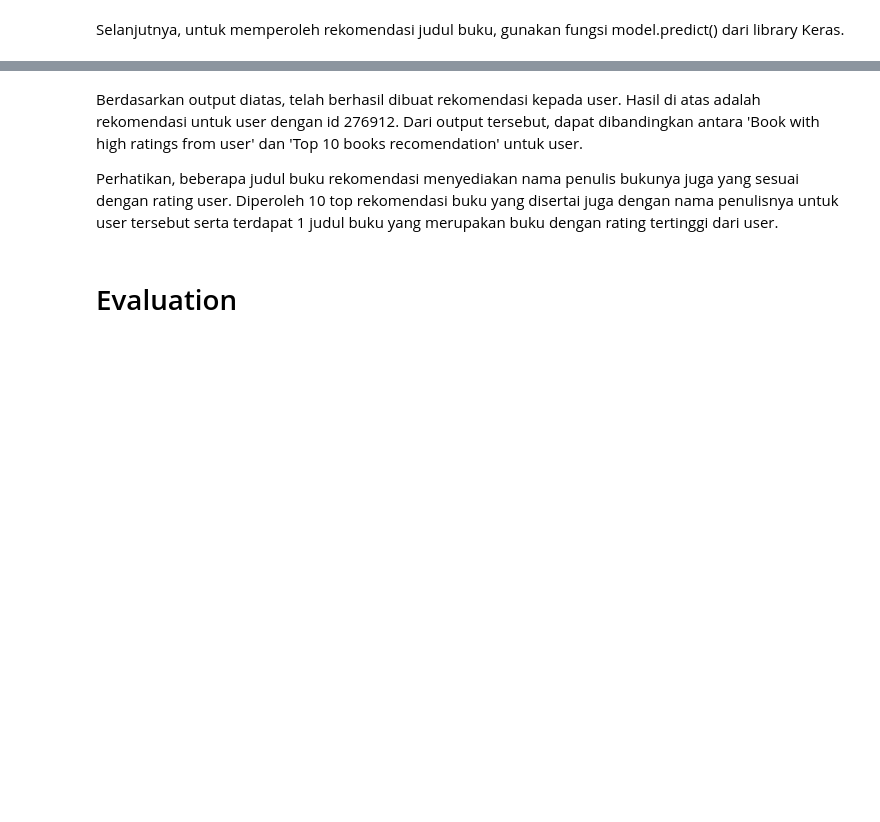
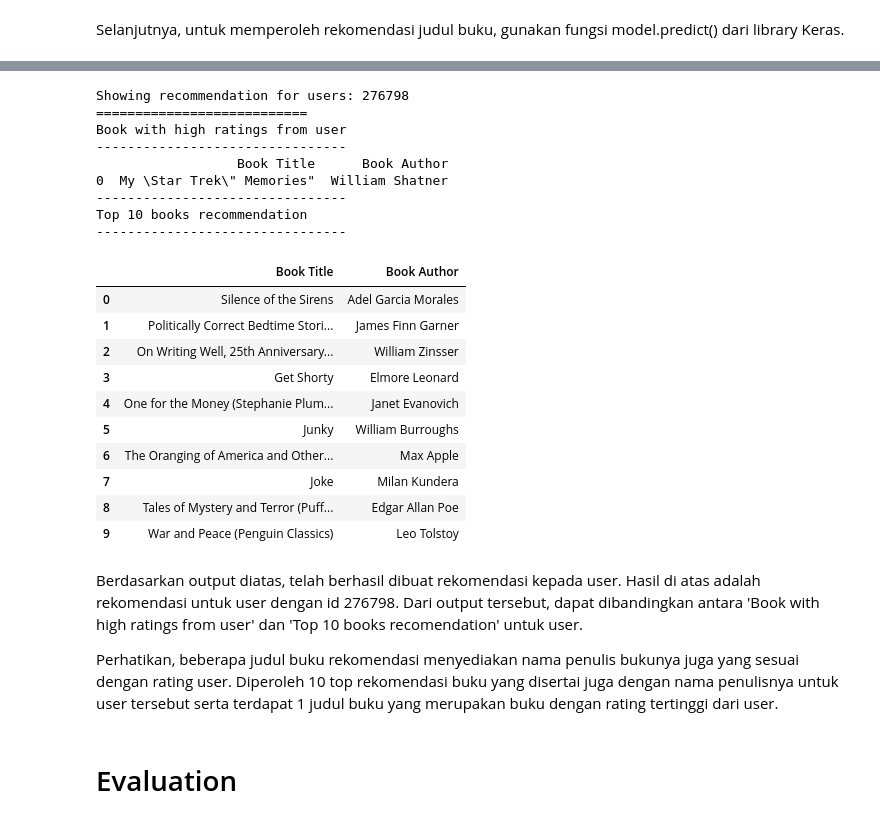
Before and after one commit to Juwono136/book-recommendation-system-using-content-based-filtering-and-collaborative-filtering, a Jupyter notebook: notebook.ipynb, the cells around one changed output, grey strips where cells are left out. Saved outputs shown, nothing was run; the diff lists cells and outputs as text; code cells hidden in the pictures; blank space fills up the shorter version.

```diff
--- a/notebook.ipynb
+++ b/notebook.ipynb
@@ -1040,5 +979,71 @@ War and Peace (Penguin Classics) : Leo Tolstoy
+# %%
+ratings_model = model.predict(user_book_array).flatten()
+
+top_ratings_indices = ratings_model.argsort()[-10:][::-1]
+
+recommended_book_ids = [
+    isbn_encoded_to_isbn.get(book_not_readed[x][0]) for x in top_ratings_indices
+]
+
+top_book_user = (
+    book_readed_by_user.sort_values(
+        by='Book-Rating',
+        ascending=False
+    )
+    .head(10)['ISBN'].values
+)
+
+book_df_rows = book_df[book_df['isbn'].isin(top_book_user)]
+
+# Menampilkan rekomendasi buku dalam bentuk DataFrame
+book_df_rows_data = []
+for row in book_df_rows.itertuples():
+    book_df_rows_data.append([row.book_title, row.book_author])
+
+recommended_book = book_df[book_df['isbn'].isin(recommended_book_ids)]
+
+recommended_book_data = []
+for row in recommended_book.itertuples():
+    recommended_book_data.append([row.book_title, row.book_author])
+
+# Membuat DataFrame untuk output
+output_columns = ['Book Title', 'Book Author']
+df_book_readed_by_user = pd.DataFrame(book_df_rows_data, columns=output_columns)
+df_recommended_books = pd.DataFrame(recommended_book_data, columns=output_columns)
+
+# Menampilkan hasil rekomendasi dalam bentuk DataFrame
+print("Showing recommendation for users: {}".format(user_id))
+print("===" * 9)
+print("Book with high ratings from user")
+print("----" * 8)
+print(df_book_readed_by_user)
+print("----" * 8)
+print("Top 10 books recommendation")
+print("----" * 8)
+df_recommended_books
+# %% [output]
+Showing recommendation for users: 276798
+===========================
+Book with high ratings from user
+--------------------------------
+                  Book Title      Book Author
+0  My \Star Trek\" Memories"  William Shatner
+--------------------------------
+Top 10 books recommendation
+--------------------------------
+|  | Book Title | Book Author |
+| 0 | Silence of the Sirens | Adel Garcia Morales |
+| 1 | Politically Correct Bedtime Stori... | James Finn Garner |
+| 2 | On Writing Well, 25th Anniversary... | William Zinsser |
+| 3 | Get Shorty | Elmore Leonard |
+| 4 | One for the Money (Stephanie Plum... | Janet Evanovich |
+| 5 | Junky | William Burroughs |
+| 6 | The Oranging of America and Other... | Max Apple |
+| 7 | Joke | Milan Kundera |
+| 8 | Tales of Mystery and Terror (Puff... | Edgar Allan Poe |
+| 9 | War and Peace (Penguin Classics) | Leo Tolstoy |
 # %% [markdown]
-Berdasarkan output diatas, telah berhasil dibuat rekomendasi kepada user. Hasil di atas adalah rekomendasi untuk user dengan id 276912. Dari output tersebut, dapat dibandingkan antara 'Book with high ratings from user' dan 'Top 10 books recomendation' untuk user.
+Berdasarkan output diatas, telah berhasil dibuat rekomendasi kepada user. Hasil di atas adalah rekomendasi untuk user dengan id 276798. Dari output tersebut, dapat dibandingkan antara 'Book with high ratings from user' dan 'Top 10 books recomendation' untuk user.
 
 Perhatikan, beberapa judul buku rekomendasi menyediakan nama penulis bukunya juga yang sesuai dengan rating user. Diperoleh 10 top rekomendasi buku yang disertai juga dengan nama penulisnya untuk user tersebut serta terdapat 1 judul buku yang merupakan buku dengan rating tertinggi dari user.
 # %% [markdown]
```
Also changed, not shown: parts of 50 cells of this notebook.
